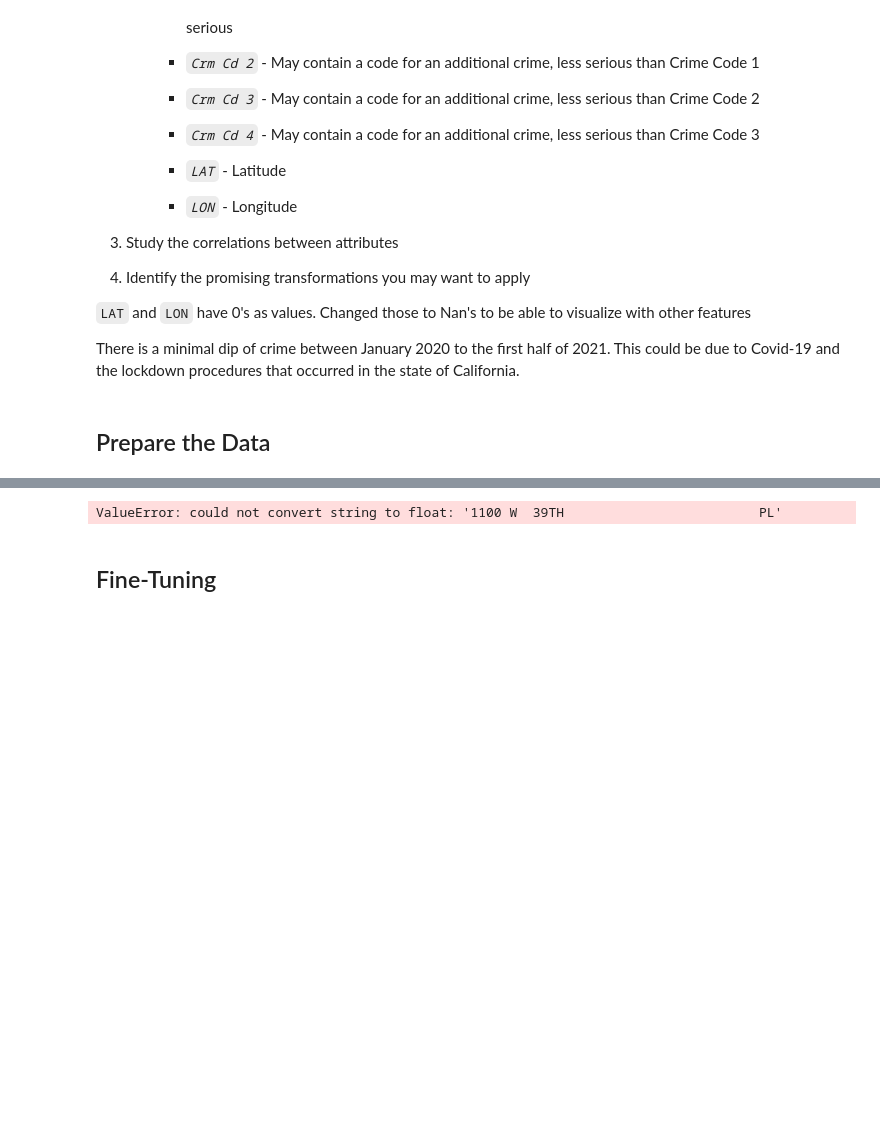
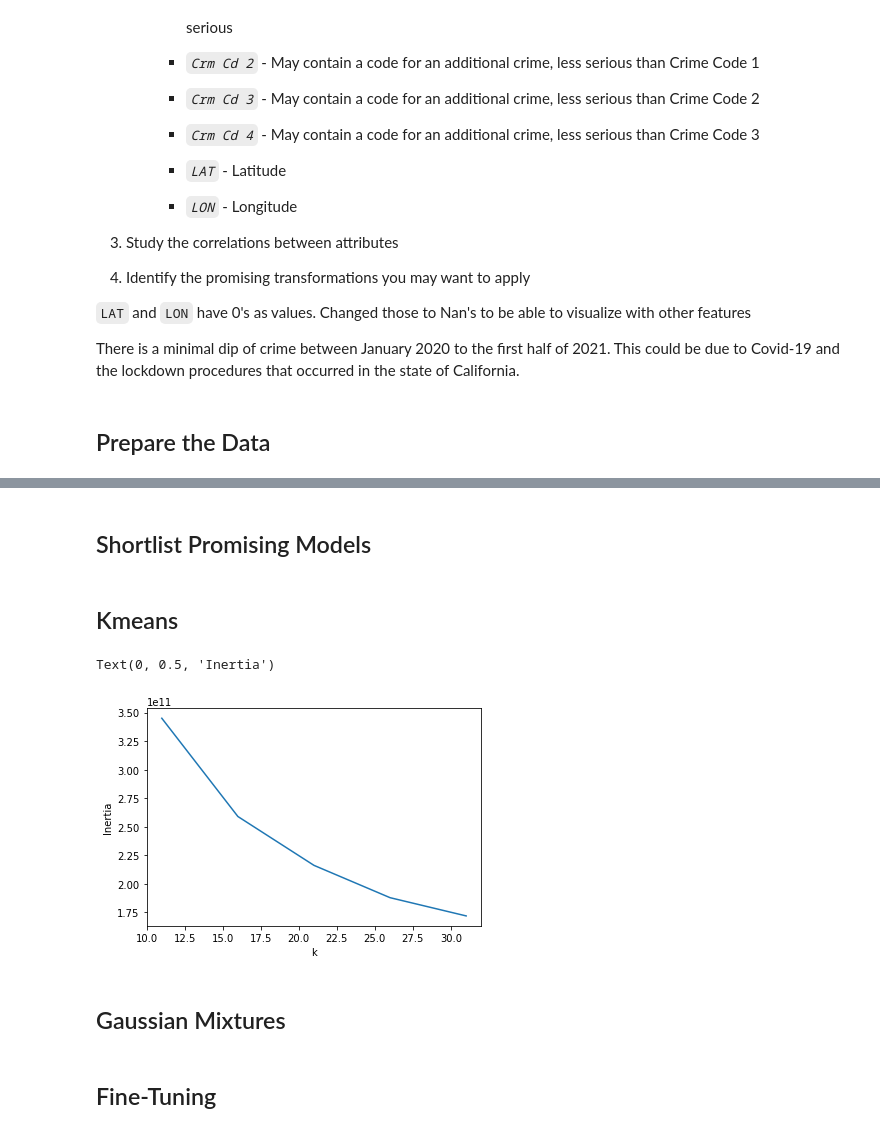
Before and after one commit to cojitamboe15/LACrimeDataML, a Jupyter notebook: LACrimeML.ipynb, the cells around one changed output, grey strips where cells are left out. Cells and saved outputs as stored; diff of their text form; code cells hidden in the pictures; blank space fills up the shorter version.

```diff
--- a/LACrimeML.ipynb
+++ b/LACrimeML.ipynb
@@ -652,27 +699,30 @@ Name: AREA NAME, dtype: int64
+# %%
+removal_attrs = ['DR_NO', 'Part 1-2', 'Crm Cd 4', 'Weapon Used Cd', 'Date Rptd', 'Cross Street', 'Crm Cd Desc', 'DATE OCC', 'Mocodes', 'Status', 'Status Desc', 'LOCATION']
 # %%
 preprocessor = Pipeline(steps=[
   # convert 0 values in lon and lat to nan
-  ("0 to nan", convert_values_to_nan_Transformer("LON", "LAT")),
+  # I think simple imputer already does this?
+  # ("0 to nan", convert_values_to_nan_Transformer("LON", "LAT")),
 
   # add hours to TIME OCC
 
   # remove outliers
+
+  # long column transformer
   ('column_transformer', ColumnTransformer(transformers=[
     # Drops the useless features
-    ('drop', 'drop', ['DR_NO', 'Part 1-2', 'Crm Cd 4', 'Date Rptd', 'Cross Street', 'Crm Cd Desc', 'DATE OCC', 'Mocodes']),
 
-    # # TODO: DATE OCC has a massive amount of variability (everyday of every year), remove this feature?
-    # ('DATE OCC_pipeline', Pipeline(steps=[
-    # # Remove timestamp from DATE OCC. have to One hot encode this one as well.
-    # ('timestamp_removal', timestamp_removal_Transformer("DATE OCC")),
+    #LOCATION IS THE PROBLEM: IF YOU DROP LOCATION, PREPROCESSOR FITS, IF YOU DONT DROP IT, KERNEL GETS MURDERED
+    ('drop', 'drop', removal_attrs),
 
-    # ('encode_date', OneHotEncoder(handle_unknown='ignore')),
-    # ]), ["DATE OCC"]),
+      #  ('LOCATION_Transform', Pipeline(steps=[
+      #      ('location', # SOMETHING HAPPENS TO LOCATION HERE),
+      #  ]), ['LOCATION']),
 
     # Impute on numerical features
     ('impute_numerical', NumpyArrayToPandasDataFrame(SimpleImputer(strategy='median')), attrs),
 
-    ('onehot', OneHotEncoder(handle_unknown='ignore', sparse=False), categorical), #["Vict Descent", "Vict Sex", "Crm Cd"]
+    ('onehot', OneHotEncoder(handle_unknown='ignore', sparse=False), categorical), # ["Vict Descent", "Vict Sex", "Crm Cd"]
 
   ],remainder='passthrough')),
 
@@ -684,7 +734,32 @@ preprocessor = Pipeline(steps=[
 # Was used for debugging
 # OneHotEncoder(handle_unknown='ignore').fit_transform(data[["Crm Cd"]])
 # %%
-preprocessor.fit_transform(data)
+processed_data = preprocessor.fit_transform(data)
 # find the shitty feature and drop it or change unique values to nan of that column
-# %% [output]
-ValueError: could not convert string to float: '1100 W  39TH                         PL'
+# %% [markdown]
+Shortlist Promising Models
+---------
+# %% [markdown]
+Kmeans
+----
+# %%
+ks = list(range(11, 32, 5))
+ks_clusterers = []
+for k in ks:
+   kmeans = Pipeline(steps=[
+   ("preprocessor", preprocessor),
+   ('kmeans', KMeans(k))
+])
+   ks_clusterer = kmeans.fit(data)
+   ks_clusterers.append(ks_clusterer)
+# %%
+# Plot the inertia over the k values
+inertias = [clusterer['kmeans'].inertia_ for clusterer in ks_clusterers]
+
+plt.figure()
+plt.plot(ks, inertias)
+plt.xlabel('k')
+plt.ylabel('Inertia')
+# %% [output]
+Text(0, 0.5, 'Inertia')
+[figure, added]
@@ -691,3 +770,6 @@ ValueError: could not convert string to float: '1100 W  39TH
+# %% [markdown]
+Gaussian Mixtures
+---------
 # %% [markdown]
 Fine-Tuning
----------
+-------
```
Also changed, not shown: parts of 16 cells of this notebook.
